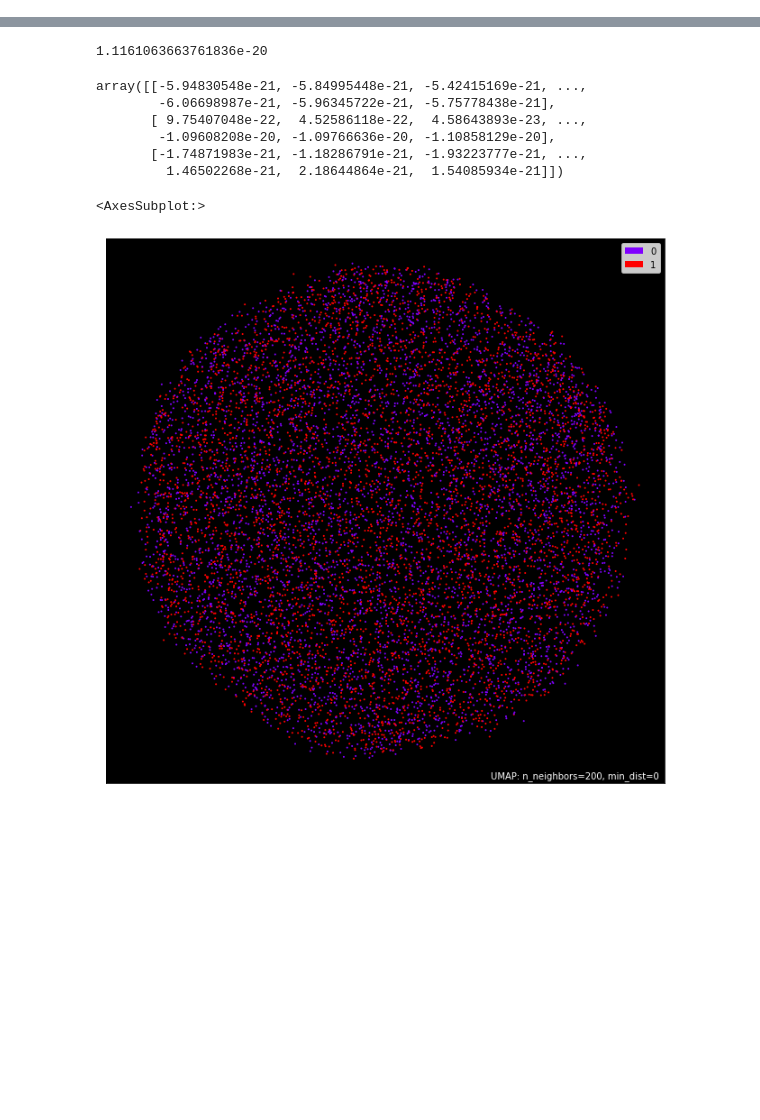
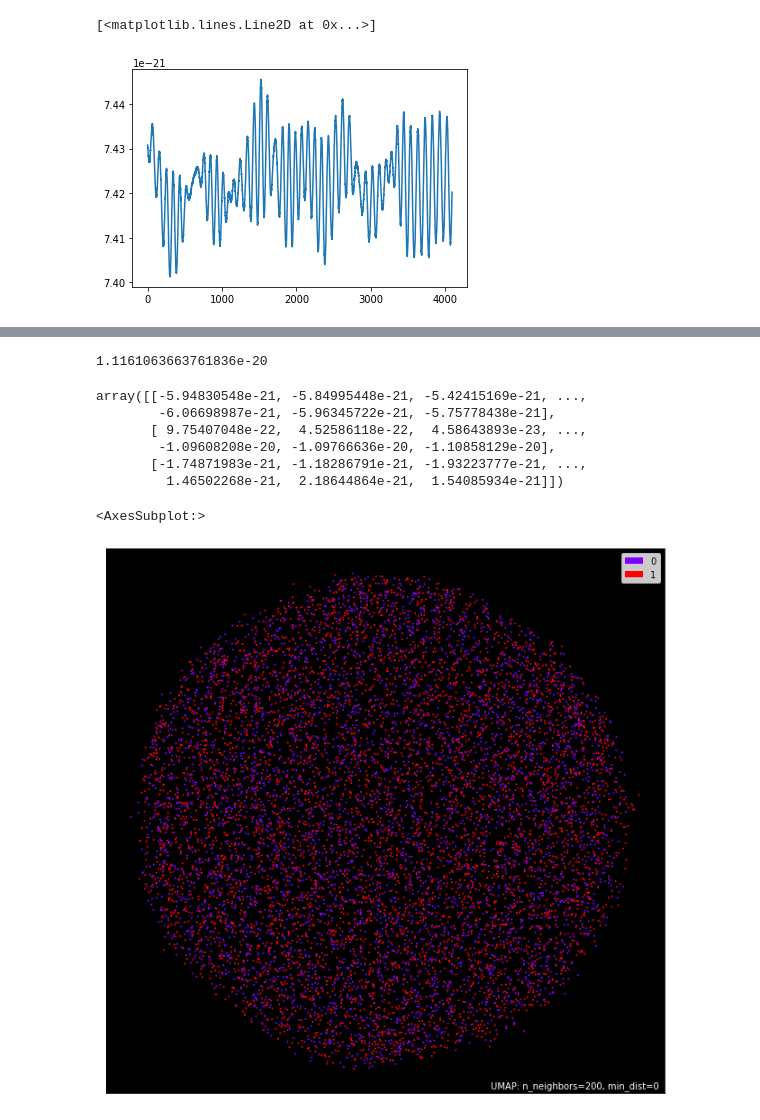
Before and after one commit to hamishdickson/g2net, a Jupyter notebook: nbs/eda.ipynb, the cells around one changed output, grey strips where cells are left out. Saved outputs shown, nothing was run; the diff lists cells and outputs as text; code cells hidden in the pictures; blank space fills up the shorter version.

```diff
--- a/nbs/eda.ipynb
+++ b/nbs/eda.ipynb
@@ -31,0 +49,5 @@ for _, d in tqdm(df.iterrows()):
+# %%
+plt.plot(X0.std(axis=0))
+# %% [output]
+[<matplotlib.lines.Line2D at 0x...>]
+[figure, added]
```
Also changed, not shown: parts of 27 cells of this notebook, 6 other files.
